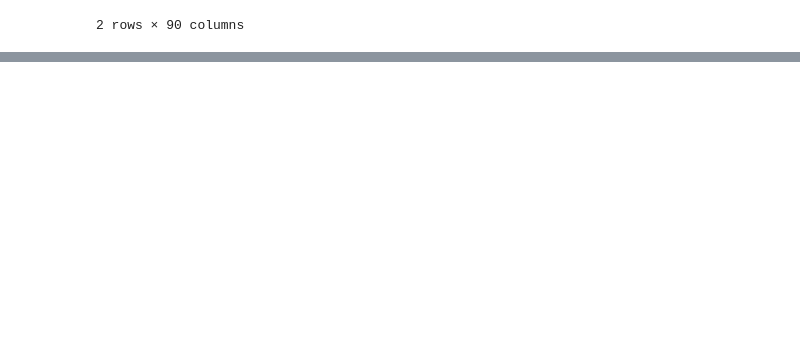
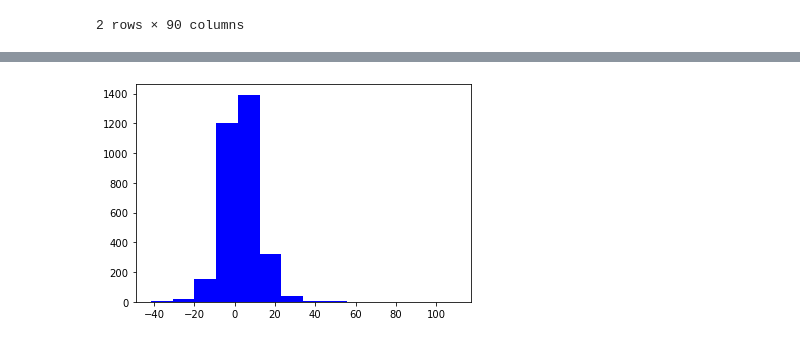
Before and after one commit to mgsrichard/EDai_exercise, a Jupyter notebook: County_Analysis.ipynb, the cells around one changed output, grey strips where cells are left out. Saved outputs shown, nothing was run; the diff lists cells and outputs as text; code cells hidden in the pictures; blank space fills up the shorter version.

```diff
--- a/County_Analysis.ipynb
+++ b/County_Analysis.ipynb
@@ -69,6 +99,6 @@ data_2015_df
 # %%
-#Merge 2015 employment count into combined ratings dataframe
-combined_ratings_df = combined_ratings_df.merge(data_2015_df,on=["FIPS","FIPS"])
+# 3a. Merge 2015 employment count into combined ratings dataframe
+combined_ratings_df = combined_ratings_df.merge(data_2015_df,on=["FIPS","FIPS"],how = 'left')
 combined_ratings_df
 # %% [output]
 |  | FIPS | State | County | Deaths | Years of Potential Life Lost Rate | % Fair or Poor Health | Average Number of Physically Unhe... | ... |
@@ -87,6 +117,6 @@ combined_ratings_df
 # %%
-#Merge 2020 employment count into combined ratings dataframe
-combined_ratings_df = combined_ratings_df.merge(data_2020_df,on=["FIPS","FIPS"])
+# 3b. Merge 2020 employment count into combined ratings dataframe
+combined_ratings_df = combined_ratings_df.merge(data_2020_df,on=["FIPS","FIPS"],how = 'left')
 combined_ratings_df
 # %% [output]
 |  | FIPS | State | County | Deaths | Years of Potential Life Lost Rate | % Fair or Poor Health | Average Number of Physically Unhe... | ... |
@@ -172,0 +283,5 @@ growth_over_100
+# %%
+#Some weird and glitchy thing is happening in the data for Kalawao, HI. Probably best to either omit from analysis or to set the
+#change in employment to zero so it doesn't affect the results of the analysis
+combined_ratings_df['Employment Growth Rate'] = np.where(combined_ratings_df["County"]=='Kalawao',0,combined_ratings_df['Employment Growth Rate'])
+combined_ratings_df.loc[combined_ratings_df['County']=="Kalawao"]
@@ -172,0 +292,9 @@ growth_over_100
+# %%
+#Look at the distribution of values for employment growth rate
+num_bins = 14
+n,bins,patches = plt.hist(combined_ratings_df['Employment Growth Rate'],num_bins, facecolor = 'blue')
+plt.show()
+#Looks fairly normal/bell shaped
+#Before changing Kalawao growth rate to zero, chart was very skewed
+# %% [output]
+[figure, added]
```
Also changed, not shown: parts of 27 cells of this notebook.
